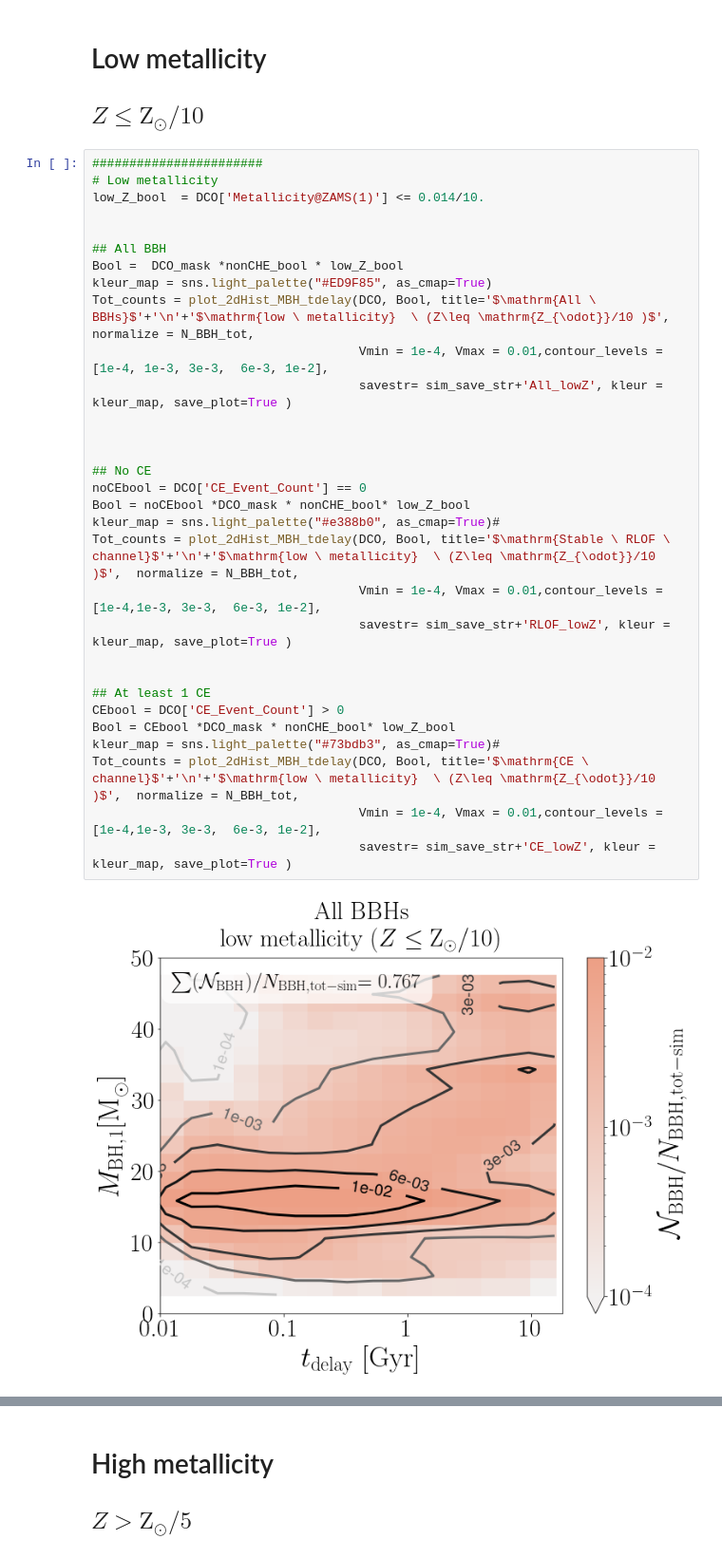
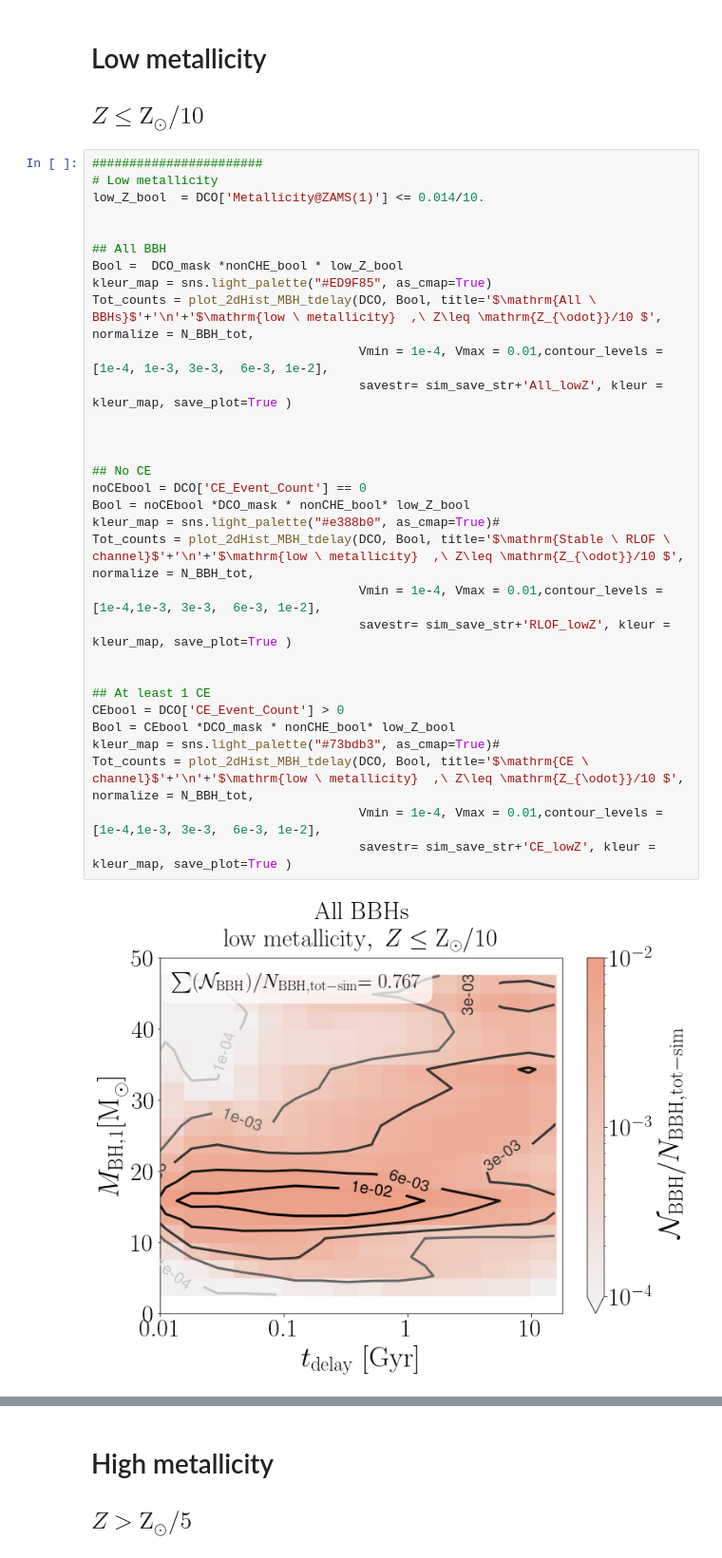
Before and after one commit to LiekeVanSon/RedshiftEvolution_BBHMergers_WeightyMatter, a Jupyter notebook: Code/2_Histograms_Mbh_tdelay.ipynb, the cells around one changed output, grey strips where cells are left out. Shown at 95% size. Drawn from its saved outputs; the diff is of its cells as text.

```diff
--- a/Code/2_Histograms_Mbh_tdelay.ipynb
+++ b/Code/2_Histograms_Mbh_tdelay.ipynb
@@ -229,33 +229,33 @@ def plot_2dHist_MBH_tdelay(DCO, Bool, t_delay_bins = np.arange(0, 4.5, 0.2), y_k
 # %%
 #######################
 # Low metallicity
 low_Z_bool  = DCO['Metallicity@ZAMS(1)'] <= 0.014/10.
 
 
 ## All BBH
 Bool =  DCO_mask *nonCHE_bool * low_Z_bool
 kleur_map = sns.light_palette("#ED9F85", as_cmap=True)
-Tot_counts = plot_2dHist_MBH_tdelay(DCO, Bool, title='$\mathrm{All \ BBHs}$'+'\n'+'$\mathrm{low \ metallicity}  \ (Z\leq \mathrm{Z_{\odot}}/10 )$',  normalize = N_BBH_tot,
+Tot_counts = plot_2dHist_MBH_tdelay(DCO, Bool, title='$\mathrm{All \ BBHs}$'+'\n'+'$\mathrm{low \ metallicity}  ,\ Z\leq \mathrm{Z_{\odot}}/10 $',  normalize = N_BBH_tot,
                                     Vmin = 1e-4, Vmax = 0.01,contour_levels = [1e-4, 1e-3, 3e-3,  6e-3, 1e-2],
                                     savestr= sim_save_str+'All_lowZ', kleur = kleur_map, save_plot=True )
 
 
 
 ## No CE
 noCEbool = DCO['CE_Event_Count'] == 0
 Bool = noCEbool *DCO_mask * nonCHE_bool* low_Z_bool
 kleur_map = sns.light_palette("#e388b0", as_cmap=True)#
-Tot_counts = plot_2dHist_MBH_tdelay(DCO, Bool, title='$\mathrm{Stable \ RLOF \ channel}$'+'\n'+'$\mathrm{low \ metallicity}  \ (Z\leq \mathrm{Z_{\odot}}/10 )$',  normalize = N_BBH_tot,
+Tot_counts = plot_2dHist_MBH_tdelay(DCO, Bool, title='$\mathrm{Stable \ RLOF \ channel}$'+'\n'+'$\mathrm{low \ metallicity}  ,\ Z\leq \mathrm{Z_{\odot}}/10 $',  normalize = N_BBH_tot,
                                     Vmin = 1e-4, Vmax = 0.01,contour_levels = [1e-4,1e-3, 3e-3,  6e-3, 1e-2],
                                     savestr= sim_save_str+'RLOF_lowZ', kleur = kleur_map, save_plot=True )
 
 
 ## At least 1 CE
 CEbool = DCO['CE_Event_Count'] > 0
 Bool = CEbool *DCO_mask * nonCHE_bool* low_Z_bool
 kleur_map = sns.light_palette("#73bdb3", as_cmap=True)#
-Tot_counts = plot_2dHist_MBH_tdelay(DCO, Bool, title='$\mathrm{CE \ channel}$'+'\n'+'$\mathrm{low \ metallicity}  \ (Z\leq \mathrm{Z_{\odot}}/10 )$',  normalize = N_BBH_tot,
+Tot_counts = plot_2dHist_MBH_tdelay(DCO, Bool, title='$\mathrm{CE \ channel}$'+'\n'+'$\mathrm{low \ metallicity}  ,\ Z\leq \mathrm{Z_{\odot}}/10 $',  normalize = N_BBH_tot,
                                     Vmin = 1e-4, Vmax = 0.01,contour_levels = [1e-4,1e-3, 3e-3,  6e-3, 1e-2],
                                     savestr= sim_save_str+'CE_lowZ', kleur = kleur_map, save_plot=True )
 # %% [output]
-[figure, old version]
+[figure, new version]
```
Also changed, not shown: parts of 6 cells of this notebook.
